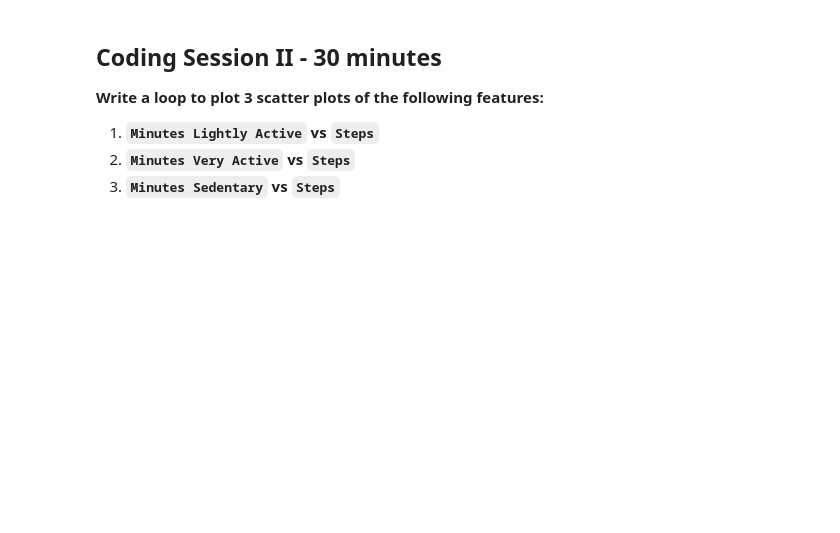
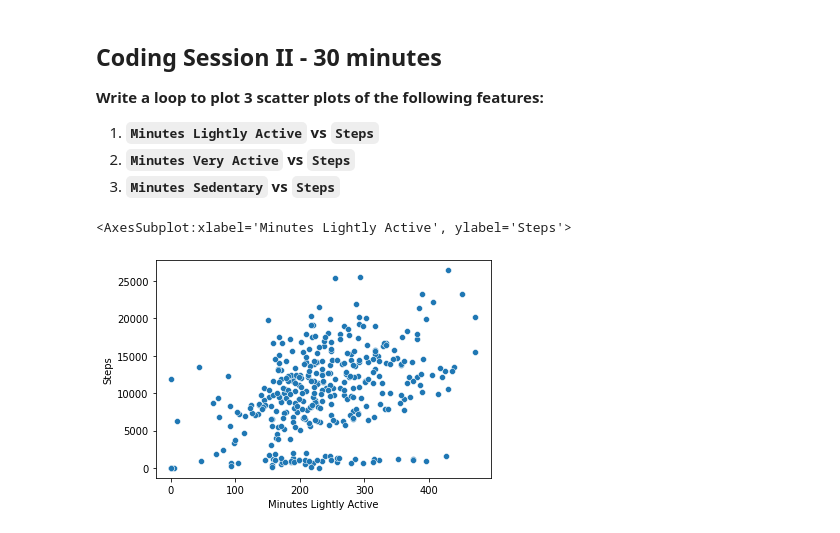
Before and after one commit to santhart97/lab-visualization-extra, a Jupyter notebook: challenge-1.ipynb, the cells around one changed output. Saved outputs shown, nothing was run; the diff lists cells and outputs as text; code cells hidden in the pictures; blank space fills up the shorter version.

```diff
--- a/challenge-1.ipynb
+++ b/challenge-1.ipynb
@@ -69,3 +69,7 @@ size_fig = 12,4
 1. **`Minutes Sedentary` vs `Steps`**
 # %%
 # Driver 2 enter codes here
+sns.scatterplot(data=fitbit, x="Minutes Lightly Active", y="Steps")
+# %% [output]
+<AxesSubplot:xlabel='Minutes Lightly Active', ylabel='Steps'>
+[figure, added]
```
Also changed, not shown: parts of 1 cell of this notebook, 1 other file.
